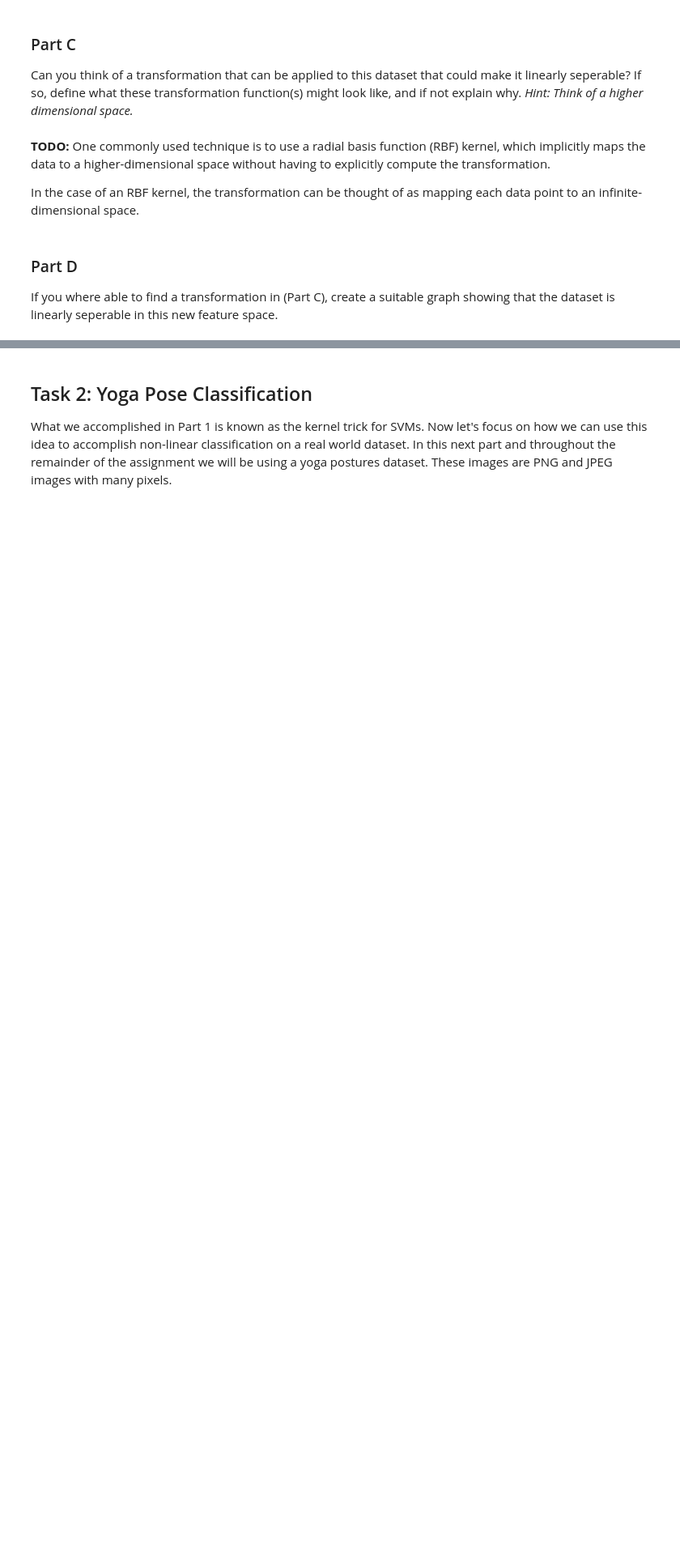
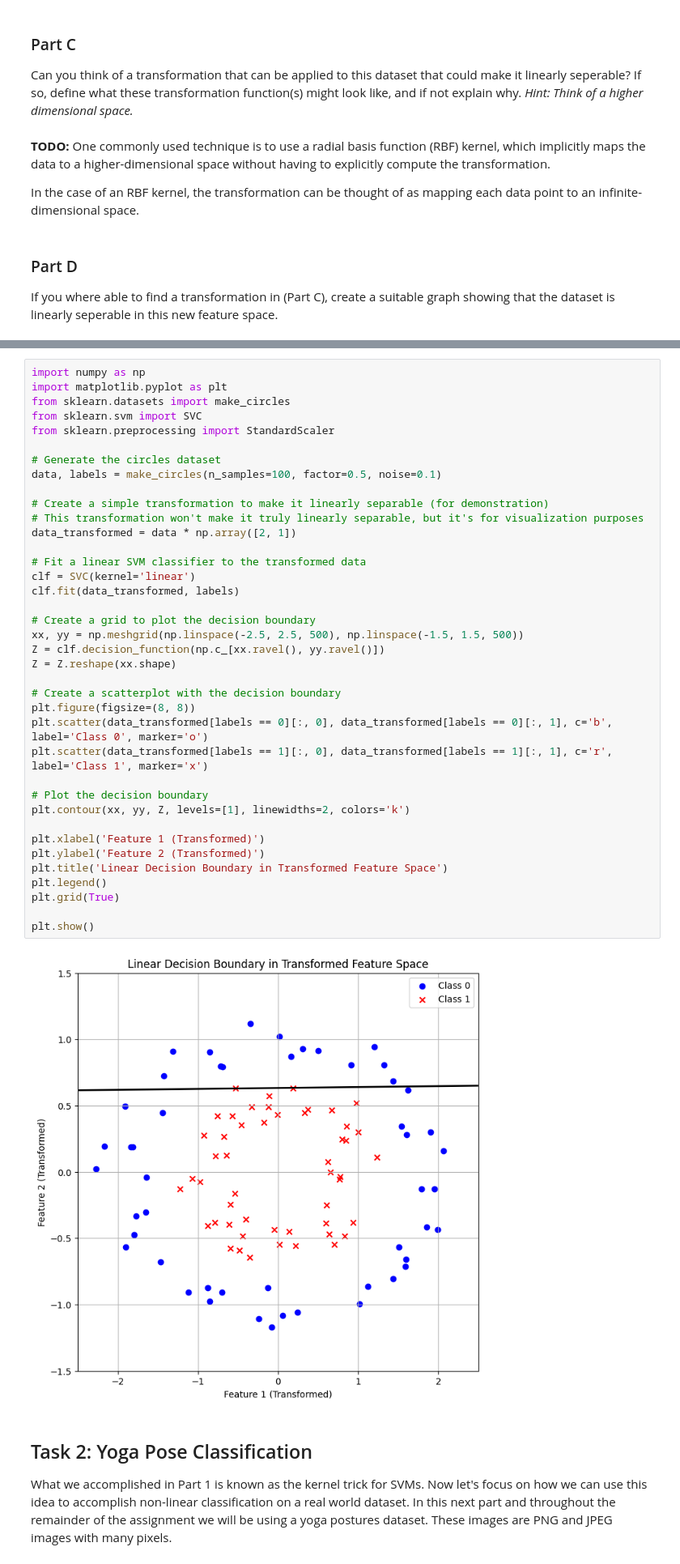
Before and after one commit to ebunalabiTH/EA_assignment_3_Fall2023_org, a Jupyter notebook: EA_assignment_3_Fall2023.ipynb, the cells around one changed output, grey strips where cells are left out. Shown at 81% size. Drawn from its saved outputs; the diff is of its cells as text; blank space fills up the shorter version.

```diff
--- a/EA_assignment_3_Fall2023.ipynb
+++ b/EA_assignment_3_Fall2023.ipynb
@@ -545,3 +516,43 @@ plt.show()
+# %%
+import numpy as np
+import matplotlib.pyplot as plt
+from sklearn.datasets import make_circles
+from sklearn.svm import SVC
+from sklearn.preprocessing import StandardScaler
+
+# Generate the circles dataset
+data, labels = make_circles(n_samples=100, factor=0.5, noise=0.1)
+
+# Create a simple transformation to make it linearly separable (for demonstration)
+# This transformation won't make it truly linearly separable, but it's for visualization purposes
+data_transformed = data * np.array([2, 1])
+
+# Fit a linear SVM classifier to the transformed data
+clf = SVC(kernel='linear')
+clf.fit(data_transformed, labels)
+
+# Create a grid to plot the decision boundary
+xx, yy = np.meshgrid(np.linspace(-2.5, 2.5, 500), np.linspace(-1.5, 1.5, 500))
+Z = clf.decision_function(np.c_[xx.ravel(), yy.ravel()])
+Z = Z.reshape(xx.shape)
+
+# Create a scatterplot with the decision boundary
+plt.figure(figsize=(8, 8))
+plt.scatter(data_transformed[labels == 0][:, 0], data_transformed[labels == 0][:, 1], c='b', label='Class 0', marker='o')
+plt.scatter(data_transformed[labels == 1][:, 0], data_transformed[labels == 1][:, 1], c='r', label='Class 1', marker='x')
+
+# Plot the decision boundary
+plt.contour(xx, yy, Z, levels=[1], linewidths=2, colors='k')
+
+plt.xlabel('Feature 1 (Transformed)')
+plt.ylabel('Feature 2 (Transformed)')
+plt.title('Linear Decision Boundary in Transformed Feature Space')
+plt.legend()
+plt.grid(True)
+
+plt.show()
+# %% [output]
+[figure, added]
 # %% [markdown]
 ## Task 2: Yoga Pose Classification
 What we accomplished in Part 1 is known as the kernel trick for SVMs. Now let's focus on how we can use this idea to accomplish non-linear classification on a real world dataset. In this next part and throughout the remainder of the assignment we will be using a yoga postures dataset. These images are PNG and JPEG images with many pixels.
```
Also changed, not shown: parts of 31 cells of this notebook.
